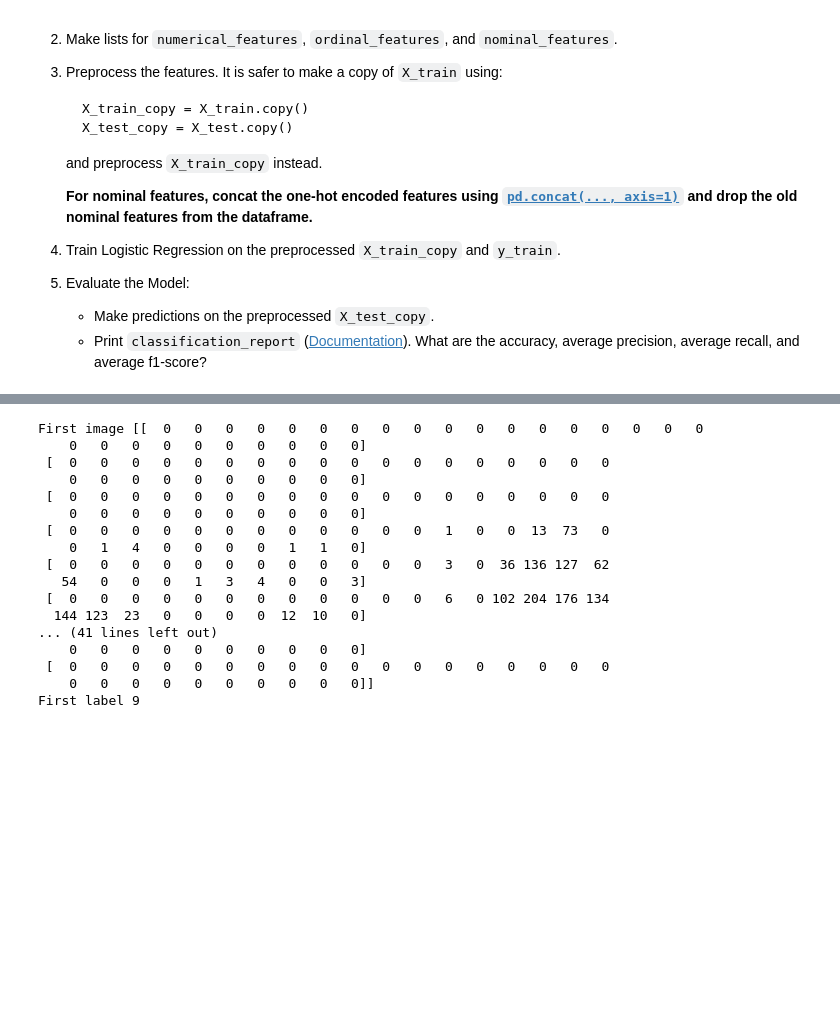
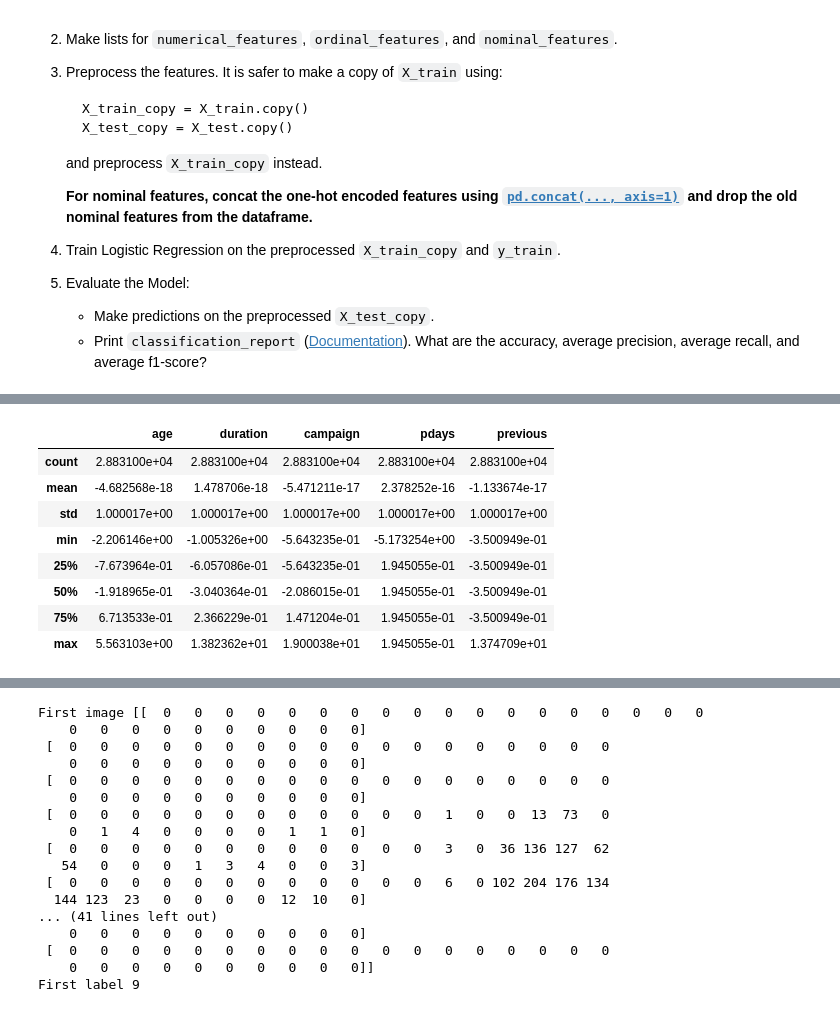
Before and after one commit to Po743/229352-StatisticalLearning, a Jupyter notebook: Lab02_Data_Preprocessing.ipynb, the cells around one changed output, grey strips where cells are left out. Cells and saved outputs as stored; diff of their text form; code cells hidden in the pictures; blank space fills up the shorter version.

```diff
--- a/Lab02_Data_Preprocessing.ipynb
+++ b/Lab02_Data_Preprocessing.ipynb
@@ -339,3 +334,7 @@ nominal_features = ['job_admin.'	,'job_blue-collar',	'job_entrepreneur',	'job_ho
+# %%
+numerical_features = ['age','campaign','duration', 'pdays', 'previous']
+ordinal_features = ['education']
+nominal_features = ['job','marital', 'default', 'housing', 'loan', 'contact',  'poutcome','day_of_week','month' ] # 'day_of_week','month',
 # %%
 # --- YOUR CODE FOR EXERCISE 1 STARTS HERE ---
 
@@ -359,0 +369,12 @@ x_test_copy
+# %%
+x_train_copy.describe()
+# %% [output]
+|  | age | duration | campaign | pdays | previous |
+| count | 2.883100e+04 | 2.883100e+04 | 2.883100e+04 | 2.883100e+04 | 2.883100e+04 |
+| mean | -4.682568e-18 | 1.478706e-18 | -5.471211e-17 | 2.378252e-16 | -1.133674e-17 |
+| std | 1.000017e+00 | 1.000017e+00 | 1.000017e+00 | 1.000017e+00 | 1.000017e+00 |
+| min | -2.206146e+00 | -1.005326e+00 | -5.643235e-01 | -5.173254e+00 | -3.500949e-01 |
+| 25% | -7.673964e-01 | -6.057086e-01 | -5.643235e-01 | 1.945055e-01 | -3.500949e-01 |
+| 50% | -1.918965e-01 | -3.040364e-01 | -2.086015e-01 | 1.945055e-01 | -3.500949e-01 |
+| 75% | 6.713533e-01 | 2.366229e-01 | 1.471204e-01 | 1.945055e-01 | -3.500949e-01 |
+| max | 5.563103e+00 | 1.382362e+01 | 1.900038e+01 | 1.945055e-01 | 1.374709e+01 |
```
Also changed, not shown: parts of 25 cells of this notebook.
